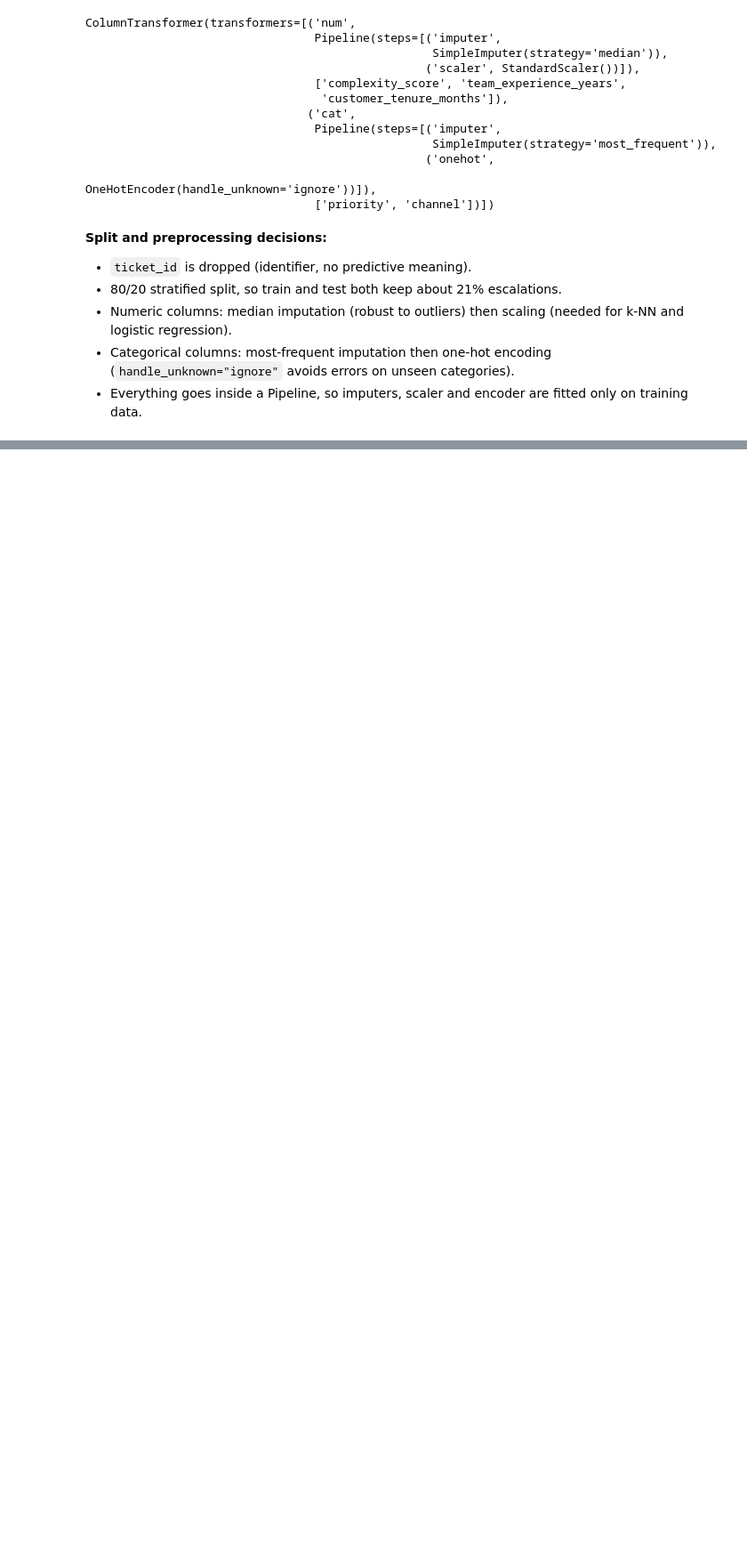
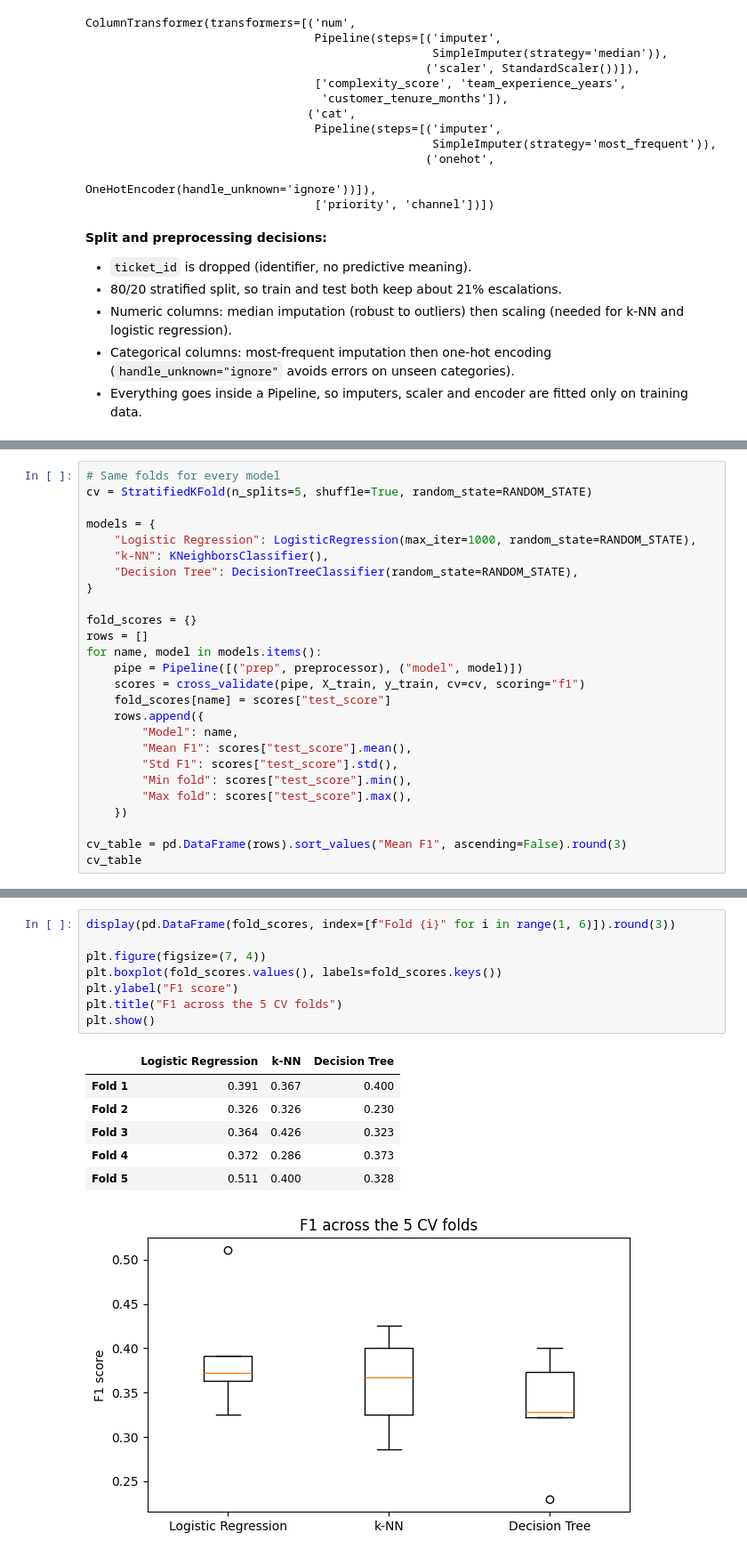
Before and after one commit to Ruhama-Beshada/Ticket-escalation-and-resolution-time-ml, a Jupyter notebook: ticket_analysis.ipynb, the cells around one changed output, grey strips where cells are left out. Shown at 89% size. Drawn from its saved outputs; the diff is of its cells as text; blank space fills up the shorter version.

Commit message:
Add Experiment A CV model comparison

```diff
--- a/ticket_analysis.ipynb
+++ b/ticket_analysis.ipynb
@@ -178,0 +181,26 @@ ColumnTransformer(transformers=[('num',
+# %%
+# Same folds for every model
+cv = StratifiedKFold(n_splits=5, shuffle=True, random_state=RANDOM_STATE)
+
+models = {
+    "Logistic Regression": LogisticRegression(max_iter=1000, random_state=RANDOM_STATE),
+    "k-NN": KNeighborsClassifier(),
+    "Decision Tree": DecisionTreeClassifier(random_state=RANDOM_STATE),
+}
+
+fold_scores = {}
+rows = []
+for name, model in models.items():
+    pipe = Pipeline([("prep", preprocessor), ("model", model)])
+    scores = cross_validate(pipe, X_train, y_train, cv=cv, scoring="f1")
+    fold_scores[name] = scores["test_score"]
+    rows.append({
+        "Model": name,
+        "Mean F1": scores["test_score"].mean(),
+        "Std F1": scores["test_score"].std(),
+        "Min fold": scores["test_score"].min(),
+        "Max fold": scores["test_score"].max(),
+    })
+
+cv_table = pd.DataFrame(rows).sort_values("Mean F1", ascending=False).round(3)
+cv_table
@@ -178,0 +212,16 @@ ColumnTransformer(transformers=[('num',
+# %%
+display(pd.DataFrame(fold_scores, index=[f"Fold {i}" for i in range(1, 6)]).round(3))
+
+plt.figure(figsize=(7, 4))
+plt.boxplot(fold_scores.values(), labels=fold_scores.keys())
+plt.ylabel("F1 score")
+plt.title("F1 across the 5 CV folds")
+plt.show()
+# %% [output]
+|  | Logistic Regression | k-NN | Decision Tree |
+| Fold 1 | 0.391 | 0.367 | 0.400 |
+| Fold 2 | 0.326 | 0.326 | 0.230 |
+| Fold 3 | 0.364 | 0.426 | 0.323 |
+| Fold 4 | 0.372 | 0.286 | 0.373 |
+| Fold 5 | 0.511 | 0.400 | 0.328 |
+[figure, added]
```
Also changed, not shown: parts of 3 cells of this notebook.
